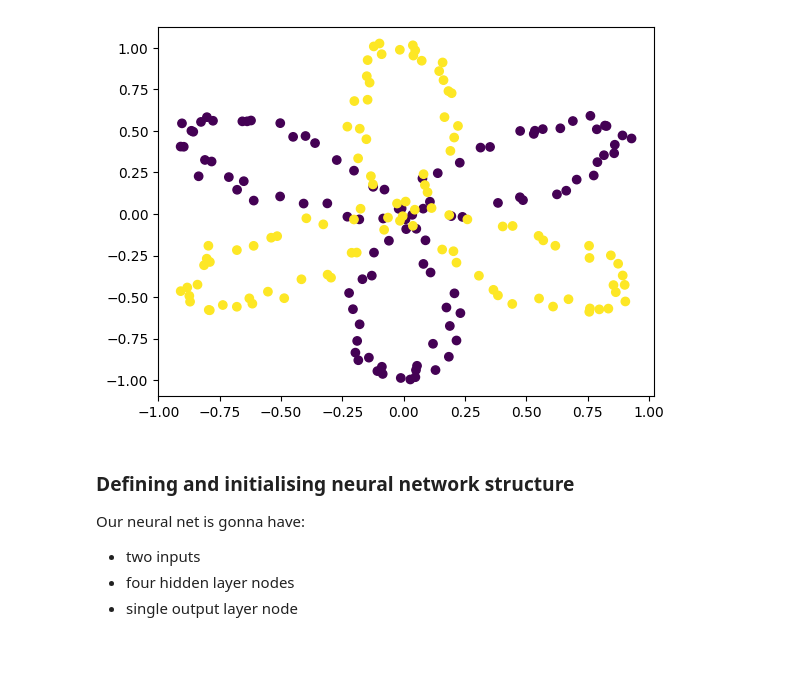
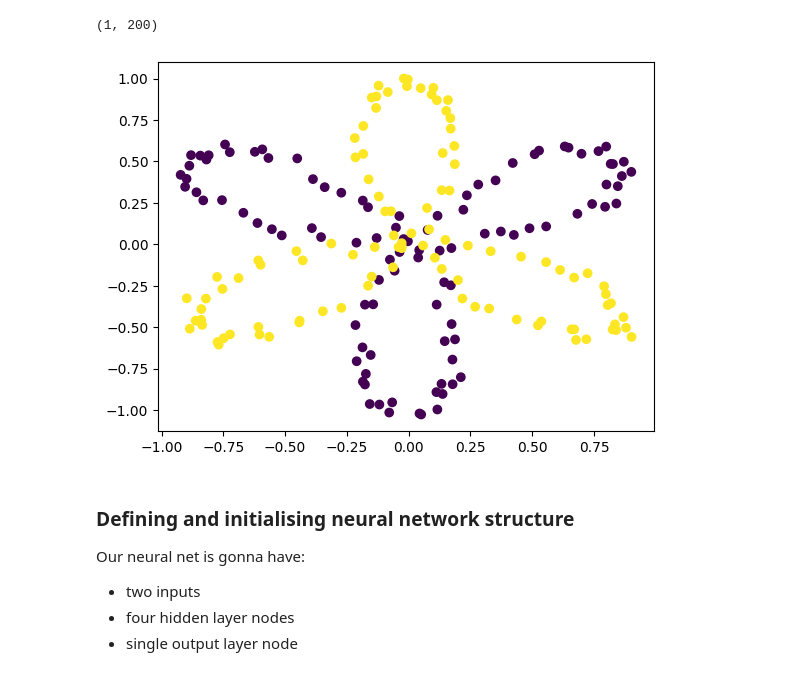
Before and after one commit to tanmay4269/Learning_ML, a Jupyter notebook: aerove/practice/4. shallow neural network example.ipynb, the cells around one changed output. Cells and saved outputs as stored; diff of their text form; code cells hidden in the pictures.

```diff
--- a/aerove/practice/4. shallow neural network example.ipynb
+++ b/aerove/practice/4. shallow neural network example.ipynb
@@ -1,36 +1,34 @@
 # %%
 import numpy as np
 import matplotlib.pyplot as plt
 
-" Making dataset "
-# r = sin(3t)
-
+# Constructing dataset
 m_train = 200
 
-t = np.linspace(0, 2 * np.pi, m_train)
+theta = np.linspace(0, 2 * np.pi, m_train)
 r = []
-for _t in t:
-    if _t < np.pi:
-        r.append(np.sin(3 * _t))
+for t in theta:
+    if t < np.pi:
+        r.append(np.sin(3 * t))
     else:
-        r.append(-np.sin(3 * _t))
+        r.append(-np.sin(3 * t))
 
 r = np.array(r)
 
 np.random.seed(69)
-X = np.random.uniform(-0.05, 0.05, (m_train, 2))  # two columns, one for each feature
-X[:, 0] += r * np.cos(t)
-X[:, 1] += r * np.sin(t)
+X = np.random.uniform(-0.05, 0.05, (2, m_train))  # two rows, one for each feature
+X[0, :] += r * np.cos(theta)
+X[1, :] += r * np.sin(theta)
 
-Y = np.where(t < np.pi, 0, 1)
+Y = np.where(theta < np.pi, 0, 1).reshape(1, -1)
+print(Y.shape)
 
-plt.scatter(X[:, 0], X[:, 1], c=Y)
+# Plotting
+plt.scatter(X[0, :], X[1, :], c=Y)
 plt.show()
-
-X = X.reshape(2, m_train)
-Y = Y.reshape(1, m_train)
 # %% [output]
+(1, 200)
-[figure, old version]
+[figure, new version]
 # %% [markdown]
 ### Defining and initialising neural network structure
 
```
Also changed, not shown: parts of 6 cells of this notebook.
